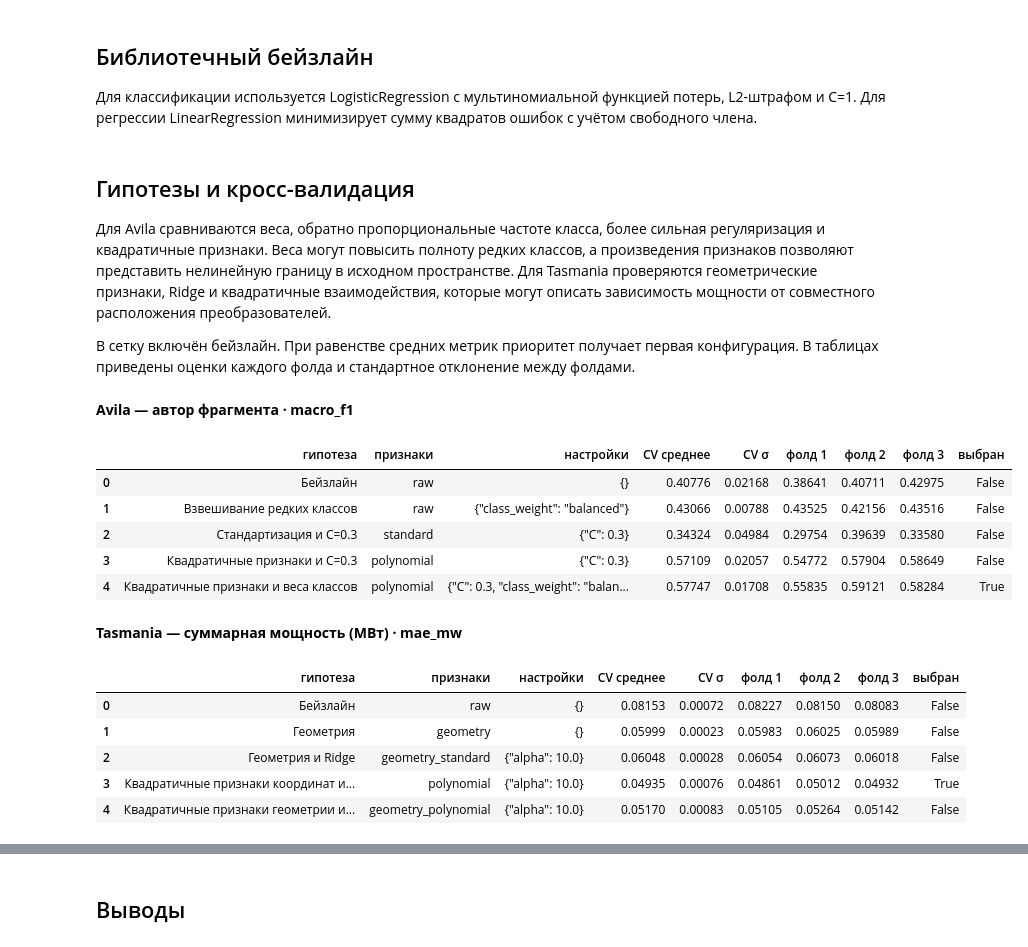
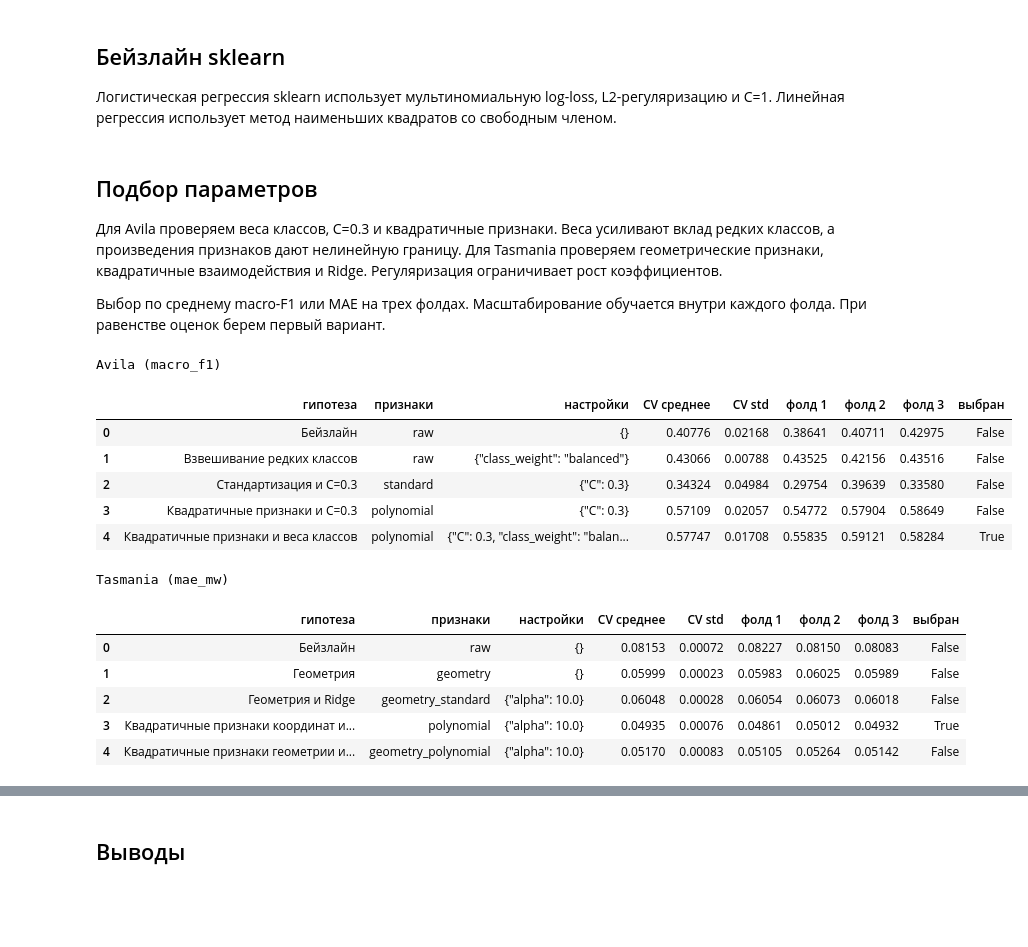
Before and after one commit to khnychenkoav/mai-ai-frameworks-labs, a Jupyter notebook: 02_regression.ipynb, the cells around one changed output, grey strips where cells are left out. Saved outputs shown, nothing was run; the diff lists cells and outputs as text; code cells hidden in the pictures; blank space fills up the shorter version.

```diff
--- a/02_regression.ipynb
+++ b/02_regression.ipynb
@@ -54,29 +48,29 @@ plot_training(tasks)
 # %% [markdown]
-## Библиотечный бейзлайн
+## Бейзлайн sklearn
 
-Для классификации используется LogisticRegression с мультиномиальной функцией потерь, L2-штрафом и C=1. Для регрессии LinearRegression минимизирует сумму квадратов ошибок с учётом свободного члена.
+Логистическая регрессия sklearn использует мультиномиальную log-loss, L2-регуляризацию и C=1. Линейная регрессия использует метод наименьших квадратов со свободным членом.
 # %% [markdown]
-## Гипотезы и кросс-валидация
+## Подбор параметров
 
-Для Avila сравниваются веса, обратно пропорциональные частоте класса, более сильная регуляризация и квадратичные признаки. Веса могут повысить полноту редких классов, а произведения признаков позволяют представить нелинейную границу в исходном пространстве. Для Tasmania проверяются геометрические признаки, Ridge и квадратичные взаимодействия, которые могут описать зависимость мощности от совместного расположения преобразователей.
+Для Avila проверяем веса классов, C=0.3 и квадратичные признаки. Веса усиливают вклад редких классов, а произведения признаков дают нелинейную границу. Для Tasmania проверяем геометрические признаки, квадратичные взаимодействия и Ridge. Регуляризация ограничивает рост коэффициентов.
 
-В сетку включён бейзлайн. При равенстве средних метрик приоритет получает первая конфигурация. В таблицах приведены оценки каждого фолда и стандартное отклонение между фолдами.
+Выбор по среднему macro-F1 или MAE на трех фолдах. Масштабирование обучается внутри каждого фолда. При равенстве оценок берем первый вариант.
 # %%
-# Проверяем гипотезы на трёх внутренних фолдах и фиксируем победителей.
+# Проверка параметров на трех фолдах.
 selections = select_candidates(LAB, tasks)
 for task in tasks:
-    display(Markdown(f"**{task.title} · {primary_metric(task)}**"))
+    print(f"{task.title} ({primary_metric(task)})")
     display(selections[task.key][2].round(5))
 # %% [output]
-**Avila — автор фрагмента · macro_f1**
+Avila (macro_f1)
-|  | гипотеза | признаки | настройки | CV среднее | CV σ | фолд 1 | фолд 2 | фолд 3 | выбран |
+|  | гипотеза | признаки | настройки | CV среднее | CV std | фолд 1 | фолд 2 | фолд 3 | выбран |
 | 0 | Бейзлайн | raw | {} | 0.40776 | 0.02168 | 0.38641 | 0.40711 | 0.42975 | False |
 | 1 | Взвешивание редких классов | raw | {"class_weight": "balanced"} | 0.43066 | 0.00788 | 0.43525 | 0.42156 | 0.43516 | False |
 | 2 | Стандартизация и C=0.3 | standard | {"C": 0.3} | 0.34324 | 0.04984 | 0.29754 | 0.39639 | 0.33580 | False |
 | 3 | Квадратичные признаки и C=0.3 | polynomial | {"C": 0.3} | 0.57109 | 0.02057 | 0.54772 | 0.57904 | 0.58649 | False |
 | 4 | Квадратичные признаки и веса классов | polynomial | {"C": 0.3, "class_weight": "balan... | 0.57747 | 0.01708 | 0.55835 | 0.59121 | 0.58284 | True |
-**Tasmania — суммарная мощность (МВт) · mae_mw**
+Tasmania (mae_mw)
-|  | гипотеза | признаки | настройки | CV среднее | CV σ | фолд 1 | фолд 2 | фолд 3 | выбран |
+|  | гипотеза | признаки | настройки | CV среднее | CV std | фолд 1 | фолд 2 | фолд 3 | выбран |
 | 0 | Бейзлайн | raw | {} | 0.08153 | 0.00072 | 0.08227 | 0.08150 | 0.08083 | False |
 | 1 | Геометрия | geometry | {} | 0.05999 | 0.00023 | 0.05983 | 0.06025 | 0.05989 | False |
 | 2 | Геометрия и Ridge | geometry_standard | {"alpha": 10.0} | 0.06048 | 0.00028 | 0.06054 | 0.06073 | 0.06018 | False |
```
Also changed, not shown: parts of 12 cells of this notebook, 12 other files.
